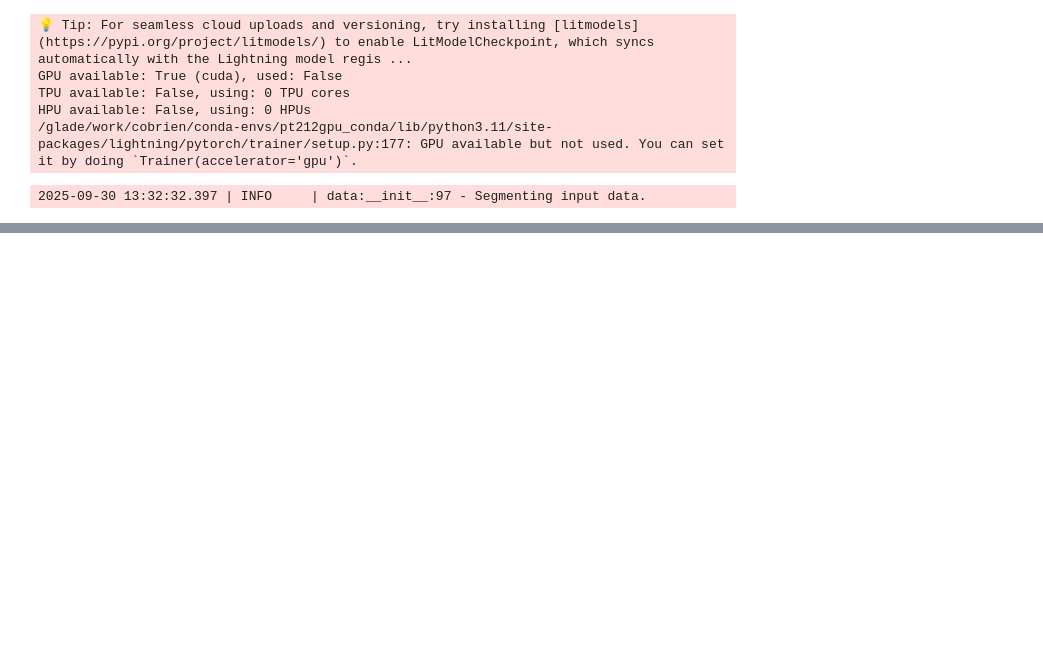
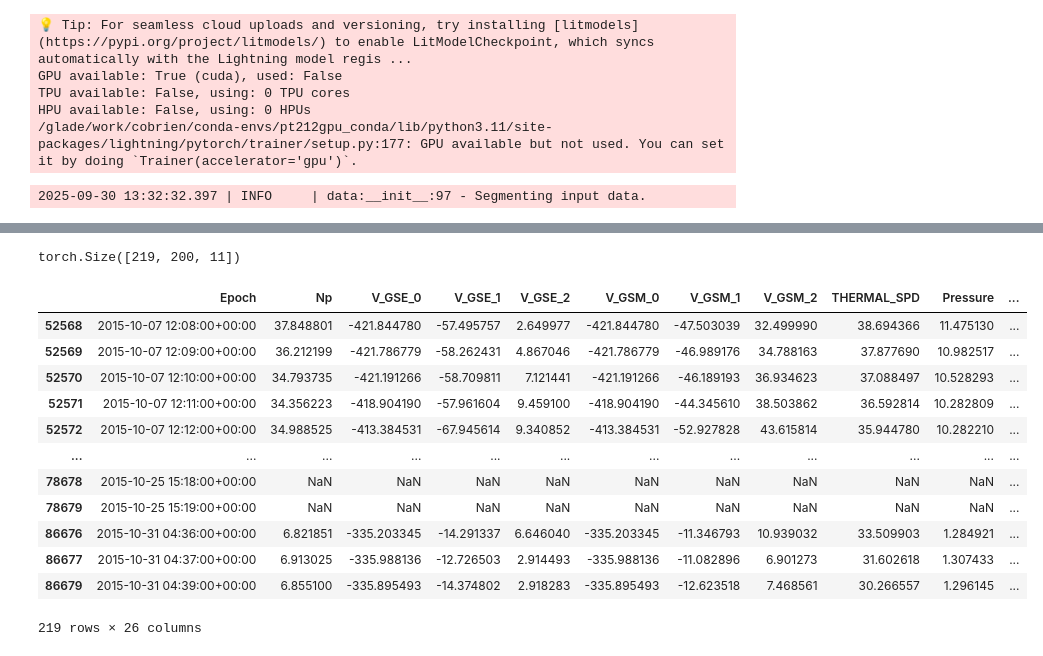
Before and after one commit to connor-obrien888/prime, a Jupyter notebook: prime_lib/notebooks/torchtest.ipynb, the cells around one changed output, grey strips where cells are left out. Drawn from its saved outputs; the diff is of its cells as text; code cells hidden in the pictures; blank space fills up the shorter version.

```diff
--- a/prime_lib/notebooks/torchtest.ipynb
+++ b/prime_lib/notebooks/torchtest.ipynb
@@ -143,0 +121,31 @@ y_hat = model.decoder.forward(out, pos)
+# %%
+import omegaconf
+config = "/glade/u/home/cobrien/prime/prime_lib/configs/testing_config.yaml"
+
+cfg = omegaconf.OmegaConf.load(
+    config
+)
+
+trn_bounds = ['20151007 12:08:00+0000', '20151101 00:00:00+0000']
+tst_bounds = ['20151101 00:01:00+0000', '20151201 00:00:00+0000']
+val_bounds = ['20151201 00:01:00+0000', '20160101 00:00:00+0000']
+datamodule = SWDataModule(
+    target_features = cfg.data.target_features,
+    input_features = cfg.data.input_features,
+    position_features = cfg.data.position_features,
+    region = cfg.data.region,
+    cadence = cfg.data.cadence,
+    interpolate = cfg.data.interpolate,
+    window = cfg.data.window,
+    stride = cfg.data.stride,
+    interp_frac = cfg.data.interp_frac,
+    trn_bounds = trn_bounds,
+    val_bounds = val_bounds,
+    tst_bounds = tst_bounds,
+    batch_size = cfg.opt.batch_size,
+    num_workers = cfg.opt.num_workers,
+    datastore = cfg.data.datastore,
+    in_key = cfg.data.in_key,
+    tar_key = cfg.data.tar_key,
+)
+datamodule.setup()
@@ -143,0 +159,25 @@ y_hat = model.decoder.forward(out, pos)
+# %%
+datamodule.trn_ds.input_data.shape
+# %% [output]
+torch.Size([219, 200, 11])
+# %%
+in_df = datamodule.raw_in_data
+tar_df = datamodule.target_data
+# in_df.index = in_df['Epoch']
+# tar_df.index = tar_df['Epoch']
+# %%
+in_df.loc[in_df['Epoch'].isin(pd.to_datetime(datamodule.trn_ds.target_timestamps, utc = True)), :]
+# %% [output]
+|  | Epoch | Np | V_GSE_0 | V_GSE_1 | V_GSE_2 | V_GSM_0 | V_GSM_1 | V_GSM_2 | THERMAL_SPD | Pressure | ... |
+| 52568 | 2015-10-07 12:08:00+00:00 | 37.848801 | -421.844780 | -57.495757 | 2.649977 | -421.844780 | -47.503039 | 32.499990 | 38.694366 | 11.475130 | ... |
+| 52569 | 2015-10-07 12:09:00+00:00 | 36.212199 | -421.786779 | -58.262431 | 4.867046 | -421.786779 | -46.989176 | 34.788163 | 37.877690 | 10.982517 | ... |
+| 52570 | 2015-10-07 12:10:00+00:00 | 34.793735 | -421.191266 | -58.709811 | 7.121441 | -421.191266 | -46.189193 | 36.934623 | 37.088497 | 10.528293 | ... |
+| 52571 | 2015-10-07 12:11:00+00:00 | 34.356223 | -418.904190 | -57.961604 | 9.459100 | -418.904190 | -44.345610 | 38.503862 | 36.592814 | 10.282809 | ... |
+| 52572 | 2015-10-07 12:12:00+00:00 | 34.988525 | -413.384531 | -67.945614 | 9.340852 | -413.384531 | -52.927828 | 43.615814 | 35.944780 | 10.282210 | ... |
+| ... | ... | ... | ... | ... | ... | ... | ... | ... | ... | ... | ... |
+| 78678 | 2015-10-25 15:18:00+00:00 | NaN | NaN | NaN | NaN | NaN | NaN | NaN | NaN | NaN | ... |
+| 78679 | 2015-10-25 15:19:00+00:00 | NaN | NaN | NaN | NaN | NaN | NaN | NaN | NaN | NaN | ... |
+| 86676 | 2015-10-31 04:36:00+00:00 | 6.821851 | -335.203345 | -14.291337 | 6.646040 | -335.203345 | -11.346793 | 10.939032 | 33.509903 | 1.284921 | ... |
+| 86677 | 2015-10-31 04:37:00+00:00 | 6.913025 | -335.988136 | -12.726503 | 2.914493 | -335.988136 | -11.082896 | 6.901273 | 31.602618 | 1.307433 | ... |
+| 86679 | 2015-10-31 04:39:00+00:00 | 6.855100 | -335.895493 | -14.374802 | 2.918283 | -335.895493 | -12.623518 | 7.468561 | 30.266557 | 1.296145 | ... |
+219 rows × 26 columns
```
Also changed, not shown: parts of 9 cells of this notebook, 6 other files.
